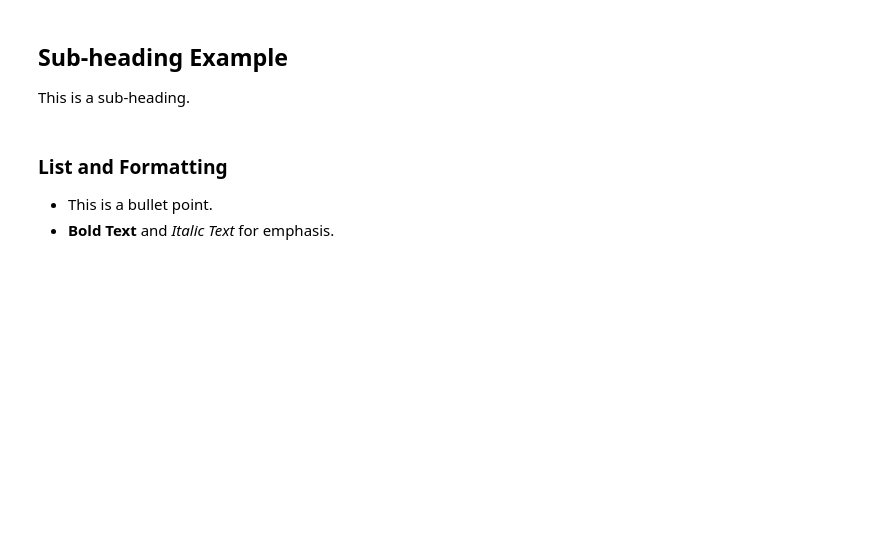
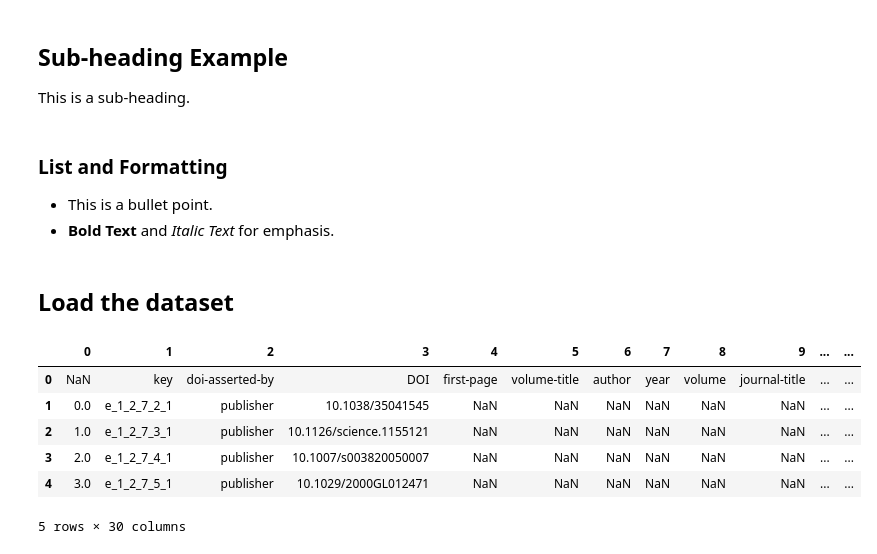
Before and after one commit to kalyan-pologi/mcis6273-f24-datamining, a Jupyter notebook: Datamining_HW0.ipynb, the cells around one changed output. Cells and saved outputs as stored; diff of their text form; code cells hidden in the pictures; blank space fills up the shorter version.

```diff
--- a/Datamining_HW0.ipynb
+++ b/Datamining_HW0.ipynb
@@ -10,0 +13,14 @@ This is a sub-heading.
+# %% [markdown]
+## Load the dataset
+# %%
+df = pd.read_csv("./hw0_dataset_1M.csv", names=[i for i in range(30)])
+# %%
+df.head()
+# %% [output]
+|  | 0 | 1 | 2 | 3 | 4 | 5 | 6 | 7 | 8 | 9 | ... | ... |
+| 0 | NaN | key | doi-asserted-by | DOI | first-page | volume-title | author | year | volume | journal-title | ... | ... |
+| 1 | 0.0 | e_1_2_7_2_1 | publisher | 10.1038/35041545 | NaN | NaN | NaN | NaN | NaN | NaN | ... | ... |
+| 2 | 1.0 | e_1_2_7_3_1 | publisher | 10.1126/science.1155121 | NaN | NaN | NaN | NaN | NaN | NaN | ... | ... |
+| 3 | 2.0 | e_1_2_7_4_1 | publisher | 10.1007/s003820050007 | NaN | NaN | NaN | NaN | NaN | NaN | ... | ... |
+| 4 | 3.0 | e_1_2_7_5_1 | publisher | 10.1029/2000GL012471 | NaN | NaN | NaN | NaN | NaN | NaN | ... | ... |
+5 rows × 30 columns
```
Also changed, not shown: parts of 32 cells of this notebook.
